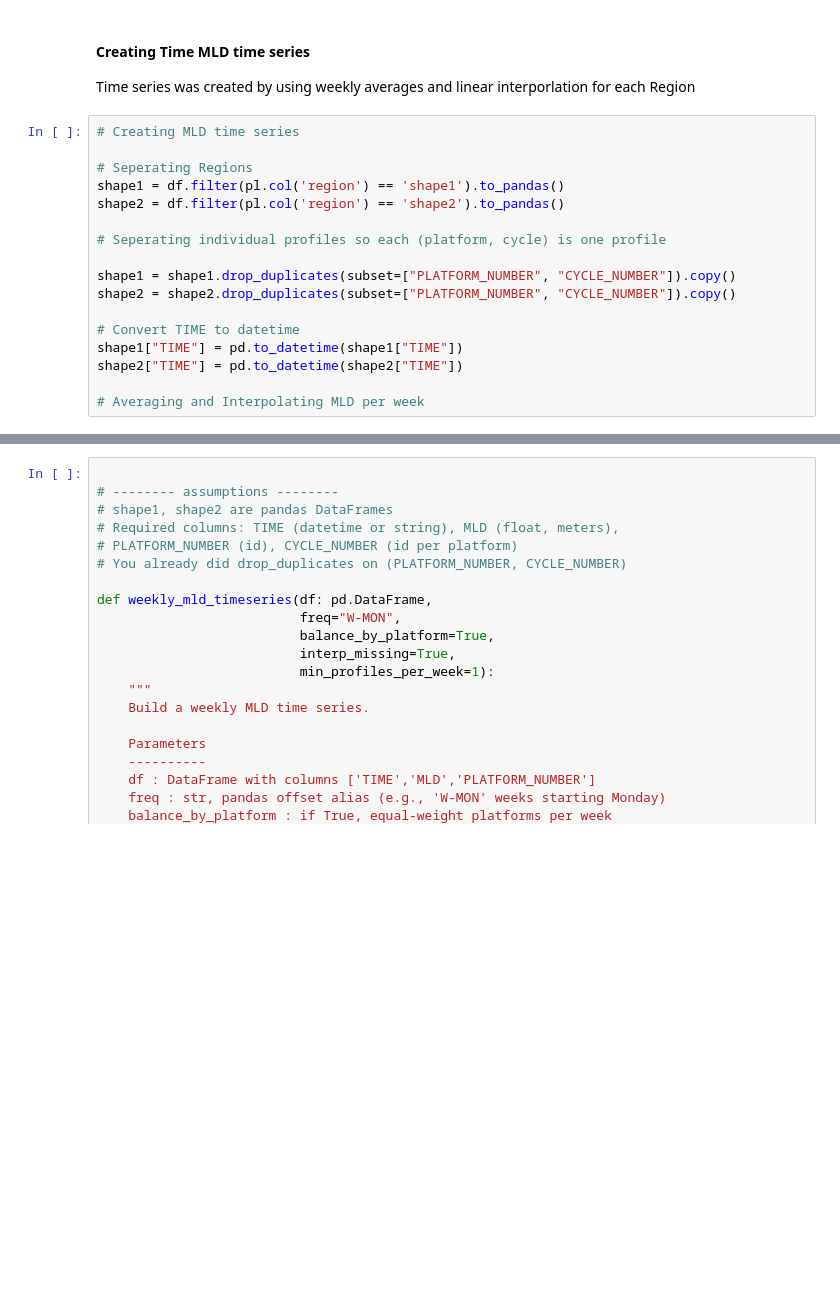
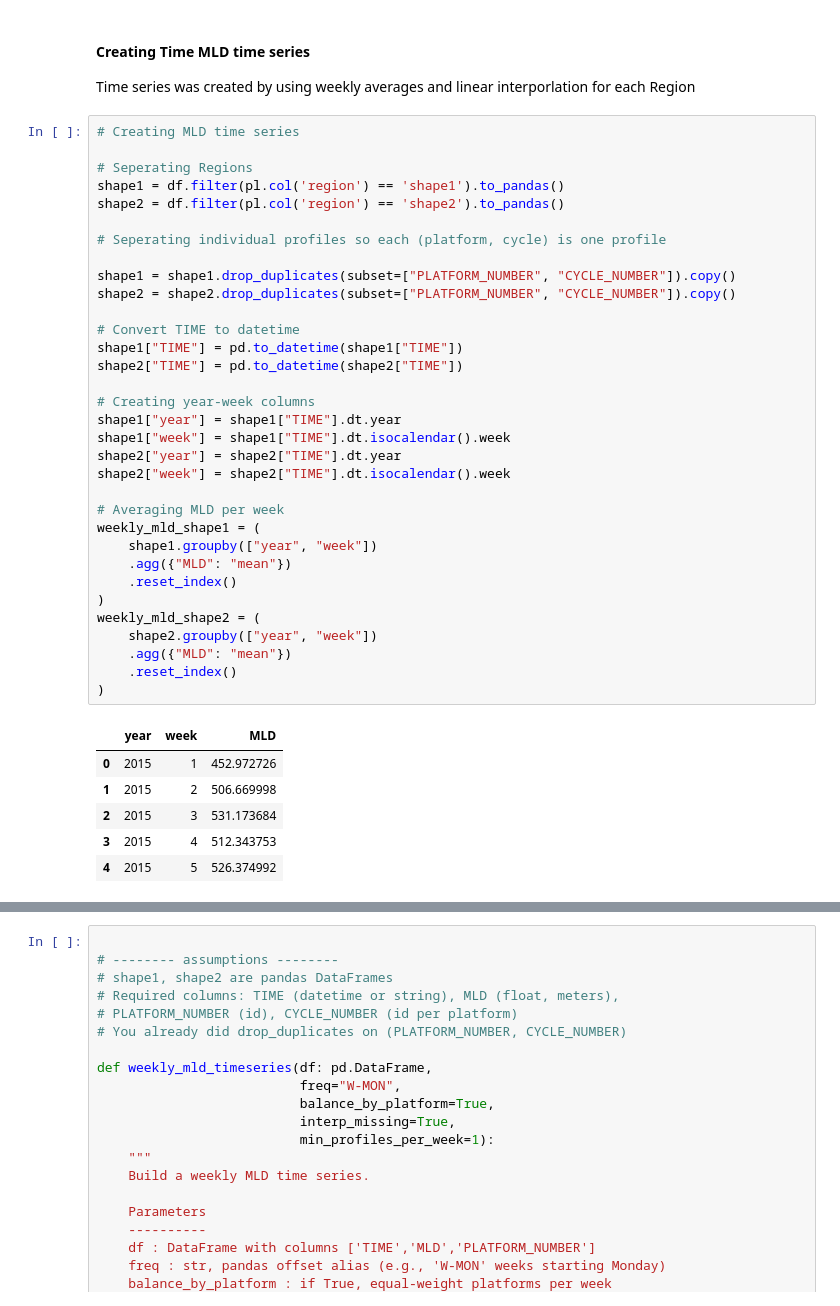
Before and after one commit to ROYVNZ/Mas, a Jupyter notebook: scripts/Argo_Physical_Analysis.ipynb, the cells around one changed output, grey strips where cells are left out. Drawn from its saved outputs; the diff is of its cells as text; blank space fills up the shorter version.

```diff
--- a/scripts/Argo_Physical_Analysis.ipynb
+++ b/scripts/Argo_Physical_Analysis.ipynb
@@ -852,17 +853,40 @@ Time series was created by using weekly averages and linear interporlation for e
 # %%
 # Creating MLD time series
 
 # Seperating Regions
 shape1 = df.filter(pl.col('region') == 'shape1').to_pandas()
 shape2 = df.filter(pl.col('region') == 'shape2').to_pandas()
 
 # Seperating individual profiles so each (platform, cycle) is one profile
 
 shape1 = shape1.drop_duplicates(subset=["PLATFORM_NUMBER", "CYCLE_NUMBER"]).copy()
 shape2 = shape2.drop_duplicates(subset=["PLATFORM_NUMBER", "CYCLE_NUMBER"]).copy()
 
 # Convert TIME to datetime
 shape1["TIME"] = pd.to_datetime(shape1["TIME"])
 shape2["TIME"] = pd.to_datetime(shape2["TIME"])
 
-# Averaging and Interpolating MLD per week
+# Creating year-week columns
+shape1["year"] = shape1["TIME"].dt.year
+shape1["week"] = shape1["TIME"].dt.isocalendar().week
+shape2["year"] = shape2["TIME"].dt.year
+shape2["week"] = shape2["TIME"].dt.isocalendar().week
+
+# Averaging MLD per week
+weekly_mld_shape1 = (
+    shape1.groupby(["year", "week"])
+    .agg({"MLD": "mean"})
+    .reset_index()
+)
+weekly_mld_shape2 = (
+    shape2.groupby(["year", "week"])
+    .agg({"MLD": "mean"})
+    .reset_index()
+)
+# %% [output]
+|  | year | week | MLD |
+| 0 | 2015 | 1 | 452.972726 |
+| 1 | 2015 | 2 | 506.669998 |
+| 2 | 2015 | 3 | 531.173684 |
+| 3 | 2015 | 4 | 512.343753 |
+| 4 | 2015 | 5 | 526.374992 |
```
Also changed, not shown: parts of 4 cells of this notebook.
